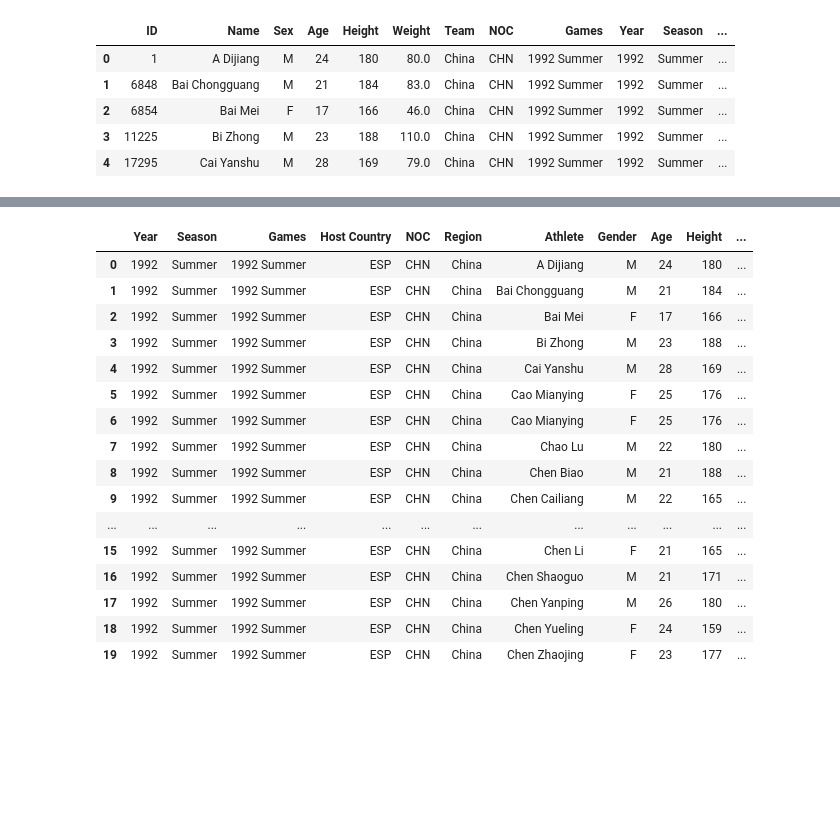
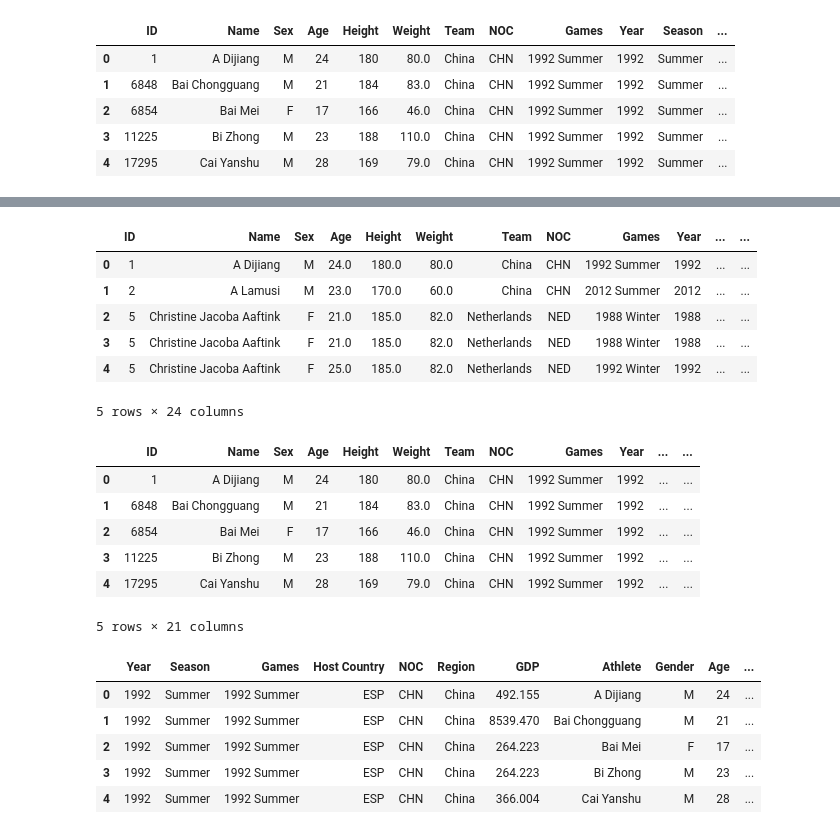
Before and after one commit to Owen-Doc/Olympic_Medal_Predictor, a Jupyter notebook: ETL_olympic_data.ipynb, the cells around one changed output, grey strips where cells are left out. Saved outputs shown, nothing was run; the diff lists cells and outputs as text; code cells hidden in the pictures; blank space fills up the shorter version.

```diff
--- a/ETL_olympic_data.ipynb
+++ b/ETL_olympic_data.ipynb
@@ -6,6 +6,7 @@ import pandas as pd
 data_athletes = "data/cleaned_athlete_data.csv"
 data_host = "data/host_cities.csv"
 data_regions = "data/noc_regions.csv"
+data_gdp = "data/noc_gdp.csv"
 # %%
 # Create Host Cities DataFrame
 host_df = pd.read_csv(data_host)
@@ -143,46 +144,60 @@ Host City       0
 Host Country    0
 region          0
 dtype: int64
+# %%
+# Load GDP dataframe
+gdp_df = pd.read_csv(data_gdp)
+gdp_df.head()
+# %% [output]
+|  | ID | Name | Sex | Age | Height | Weight | Team | NOC | Games | Year | ... | ... |
+| 0 | 1 | A Dijiang | M | 24.0 | 180.0 | 80.0 | China | CHN | 1992 Summer | 1992 | ... | ... |
+| 1 | 2 | A Lamusi | M | 23.0 | 170.0 | 60.0 | China | CHN | 2012 Summer | 2012 | ... | ... |
+| 2 | 5 | Christine Jacoba Aaftink | F | 21.0 | 185.0 | 82.0 | Netherlands | NED | 1988 Winter | 1988 | ... | ... |
+| 3 | 5 | Christine Jacoba Aaftink | F | 21.0 | 185.0 | 82.0 | Netherlands | NED | 1988 Winter | 1988 | ... | ... |
+| 4 | 5 | Christine Jacoba Aaftink | F | 25.0 | 185.0 | 82.0 | Netherlands | NED | 1992 Winter | 1992 | ... | ... |
+5 rows × 24 columns
+# %%
+# Merge GDP column only with olympics_df
+olympics_df = olympics_df.merge(gdp_df['GDP'], left_index=True, right_index=True)
+olympics_df.head()
+# %% [output]
+|  | ID | Name | Sex | Age | Height | Weight | Team | NOC | Games | Year | ... | ... |
+| 0 | 1 | A Dijiang | M | 24 | 180 | 80.0 | China | CHN | 1992 Summer | 1992 | ... | ... |
+| 1 | 6848 | Bai Chongguang | M | 21 | 184 | 83.0 | China | CHN | 1992 Summer | 1992 | ... | ... |
+| 2 | 6854 | Bai Mei | F | 17 | 166 | 46.0 | China | CHN | 1992 Summer | 1992 | ... | ... |
+| 3 | 11225 | Bi Zhong | M | 23 | 188 | 110.0 | China | CHN | 1992 Summer | 1992 | ... | ... |
+| 4 | 17295 | Cai Yanshu | M | 28 | 169 | 79.0 | China | CHN | 1992 Summer | 1992 | ... | ... |
+5 rows × 21 columns
 # %%
 # Drop extraneous columns that will not be a potential ML feature
 olympics_df = olympics_df.drop(['ID', 'Team', 'City', 'Host City', 'Row'], axis=1)
 
 # Rename and reorder the dataframe for preprocessing
 olympics_df = olympics_df.rename(columns={'Name': 'Athlete',
                                          'Sex': 'Gender',
                                          'region': 'Region',
                                          'Medal': 'Medal?'})
 olympics_df = olympics_df[['Year',
                            'Season',
                            'Games',
                            'Host Country',
                            'NOC',
                            'Region',
+                           'GDP',
                            'Athlete',
                            'Gender',
                            'Age',
                            'Height',
                            'Weight',
                            'Sport',
                            'Event',
                            'Medal?',
                            'Medal_Type']]
-olympics_df.head(20)
+olympics_df.head()
 # %% [output]
-|  | Year | Season | Games | Host Country | NOC | Region | Athlete | Gender | Age | Height | ... |
-| 0 | 1992 | Summer | 1992 Summer | ESP | CHN | China | A Dijiang | M | 24 | 180 | ... |
-| 1 | 1992 | Summer | 1992 Summer | ESP | CHN | China | Bai Chongguang | M | 21 | 184 | ... |
-| 2 | 1992 | Summer | 1992 Summer | ESP | CHN | China | Bai Mei | F | 17 | 166 | ... |
-| 3 | 1992 | Summer | 1992 Summer | ESP | CHN | China | Bi Zhong | M | 23 | 188 | ... |
-| 4 | 1992 | Summer | 1992 Summer | ESP | CHN | China | Cai Yanshu | M | 28 | 169 | ... |
-| 5 | 1992 | Summer | 1992 Summer | ESP | CHN | China | Cao Mianying | F | 25 | 176 | ... |
-| 6 | 1992 | Summer | 1992 Summer | ESP | CHN | China | Cao Mianying | F | 25 | 176 | ... |
-| 7 | 1992 | Summer | 1992 Summer | ESP | CHN | China | Chao Lu | M | 22 | 180 | ... |
-| 8 | 1992 | Summer | 1992 Summer | ESP | CHN | China | Chen Biao | M | 21 | 188 | ... |
-| 9 | 1992 | Summer | 1992 Summer | ESP | CHN | China | Chen Cailiang | M | 22 | 165 | ... |
-| ... | ... | ... | ... | ... | ... | ... | ... | ... | ... | ... | ... |
-| 15 | 1992 | Summer | 1992 Summer | ESP | CHN | China | Chen Li | F | 21 | 165 | ... |
-| 16 | 1992 | Summer | 1992 Summer | ESP | CHN | China | Chen Shaoguo | M | 21 | 171 | ... |
-| 17 | 1992 | Summer | 1992 Summer | ESP | CHN | China | Chen Yanping | M | 26 | 180 | ... |
-| 18 | 1992 | Summer | 1992 Summer | ESP | CHN | China | Chen Yueling | F | 24 | 159 | ... |
-| 19 | 1992 | Summer | 1992 Summer | ESP | CHN | China | Chen Zhaojing | F | 23 | 177 | ... |
+|  | Year | Season | Games | Host Country | NOC | Region | GDP | Athlete | Gender | Age | ... |
+| 0 | 1992 | Summer | 1992 Summer | ESP | CHN | China | 492.155 | A Dijiang | M | 24 | ... |
+| 1 | 1992 | Summer | 1992 Summer | ESP | CHN | China | 8539.470 | Bai Chongguang | M | 21 | ... |
+| 2 | 1992 | Summer | 1992 Summer | ESP | CHN | China | 264.223 | Bai Mei | F | 17 | ... |
+| 3 | 1992 | Summer | 1992 Summer | ESP | CHN | China | 264.223 | Bi Zhong | M | 23 | ... |
+| 4 | 1992 | Summer | 1992 Summer | ESP | CHN | China | 366.004 | Cai Yanshu | M | 28 | ... |
```
Also changed, not shown: parts of 1 cell of this notebook, 7 other files.
